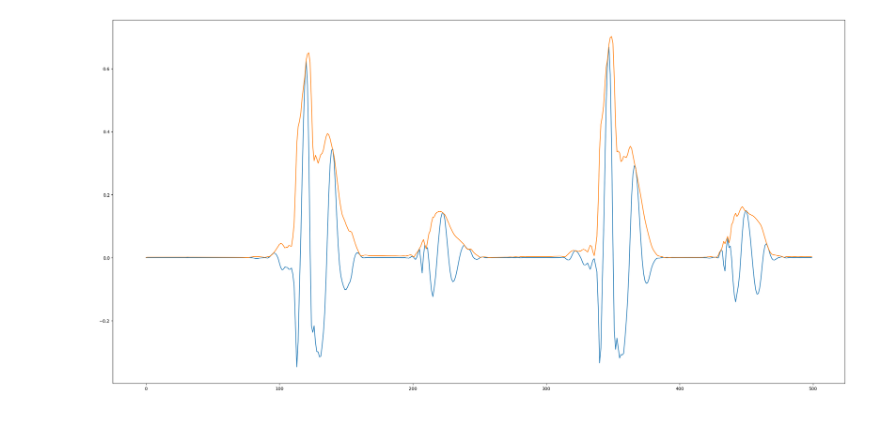
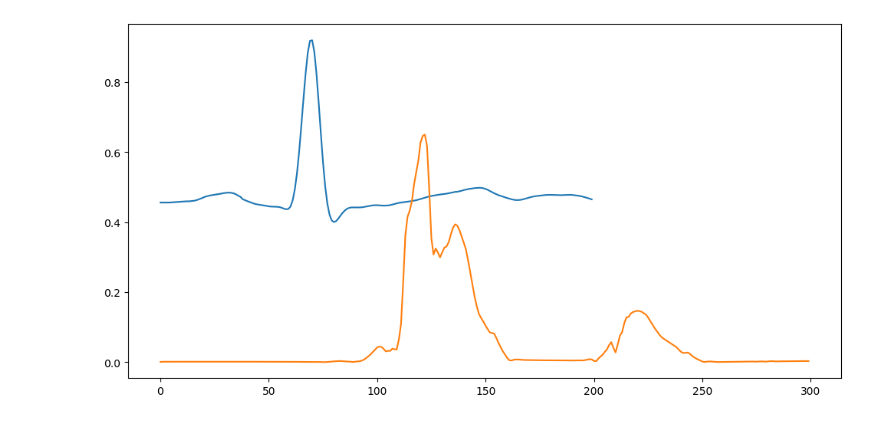
Before and after one commit to djorgeext/pcg-ecg-analysis, a Jupyter notebook: eda.ipynb, the cells around one changed output. Cells and saved outputs as stored; diff of their text form; code cells hidden in the pictures.

```diff
--- a/eda.ipynb
+++ b/eda.ipynb
@@ -287,8 +196,8 @@ plt.show()
-# %%
-n = 500
-plt.figure(figsize=(30,15))
-plt.plot(audio[:n])
-plt.plot(audio_see[:n])
-plt.show()
-# %% [output]
-[figure, removed]
+# %%
+k = np.argmax(cxx)
+plt.figure(figsize=(12,6))
+plt.plot(ecg_2[k:k+200], label='ecg_2')
+plt.plot(audio_see[:300], label='audio_see')
+plt.show()
+# %% [output]
+[figure, added]
```
Also changed, not shown: parts of 7 cells of this notebook.
